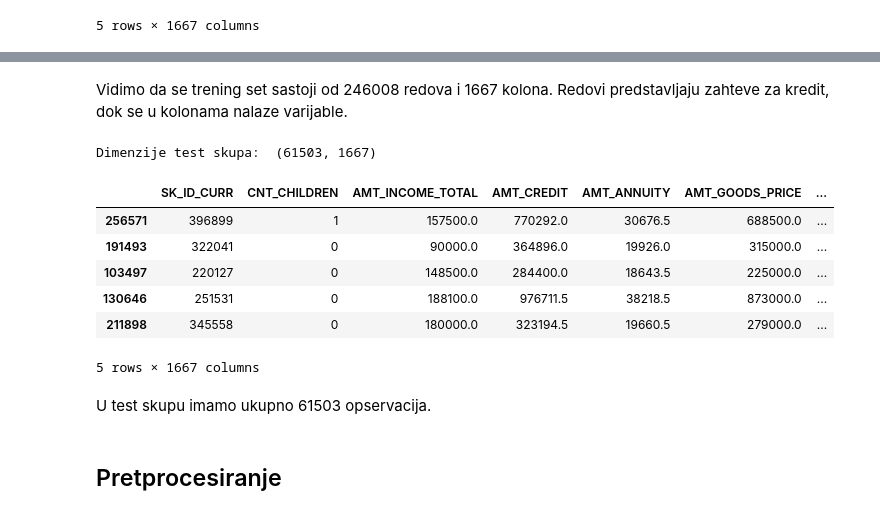
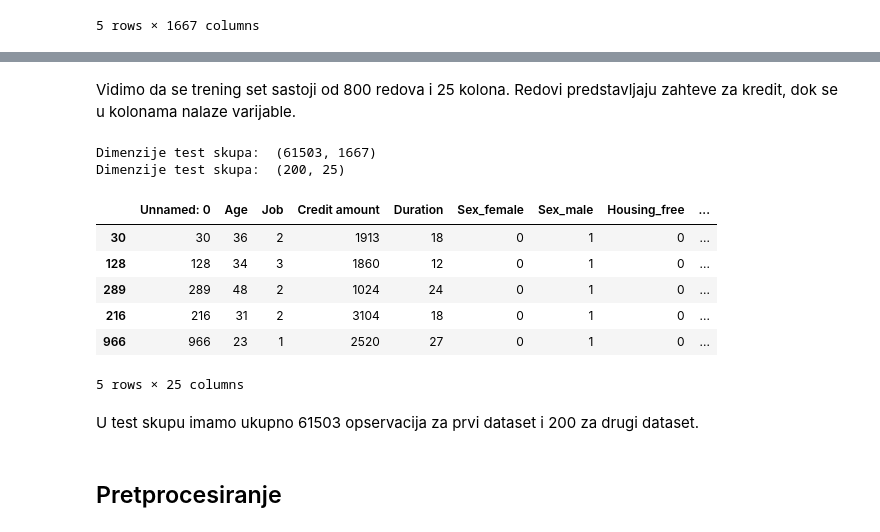
Before and after one commit to milicasaric/Master-rad, a Jupyter notebook: Preprocessing.ipynb, the cells around one changed output, grey strips where cells are left out. Cells and saved outputs as stored; diff of their text form; code cells hidden in the pictures.

```diff
--- a/Preprocessing.ipynb
+++ b/Preprocessing.ipynb
@@ -18,14 +18,14 @@ from sklearn import preprocessing
 from sklearn import model_selection
 # %%
 #Ucitavanje fajla sa podacima za trening
-data = pd.read_csv('C:\\Users\\Vlada\\Desktop\\Milica master\\all_variables.csv')
-X = data.drop('TARGET', axis = 1)
-y = data['TARGET']
+data_1 = pd.read_csv('D:\\Vlada\\Milica master\\all_variables.csv')
+X_1 = data_1.drop('TARGET', axis = 1)
+y_1 = data_1['TARGET']
 # one-hot enkodiranje kategorickih varijabli
-X = pd.get_dummies(X)
-X_train, X_test, y_train, y_test = train_test_split(X, y, test_size = 0.2, random_state = 42, stratify = y)
-print('Dimenzije trening skupa: ', X_train.shape)
-X_train.head()
+X_1 = pd.get_dummies(X_1)
+X_train_1, X_test_1, y_train_1, y_test_1 = train_test_split(X_1, y_1, test_size = 0.2, random_state = 42, stratify = y_1)
+print('Dimenzije trening skupa: ', X_train_1.shape)
+X_train_1.head()
 # %% [output]
 Dimenzije trening skupa:  (246008, 1667)
 |  | SK_ID_CURR | CNT_CHILDREN | AMT_INCOME_TOTAL | AMT_CREDIT | AMT_ANNUITY | AMT_GOODS_PRICE | ... |
@@ -35,3 +35,5 @@ Dimenzije trening skupa:  (246008, 1667)
 | 306311 | 454894 | 0 | 135000.0 | 474183.0 | 34636.5 | 391500.0 | ... |
 | 300658 | 448321 | 0 | 180000.0 | 254700.0 | 27558.0 | 225000.0 | ... |
 5 rows × 1667 columns
+# %%
+data_2 = pd.read_csv('D:\\Vlada\\Milica master\\german_credit_data.csv')
@@ -37,0 +47,5 @@ Dimenzije trening skupa:  (246008, 1667)
+# %%
+di = {"good": 0, "bad": 1}
+data_2.replace({"Risk": di}, inplace=True)
+
+data_2.rename(columns ={"Risk": "TARGET"}, inplace = True)
@@ -37,0 +59,8 @@ Dimenzije trening skupa:  (246008, 1667)
+# %%
+X_2 = data_2.drop('TARGET', axis = 1)
+y_2 = data_2['TARGET']
+# one-hot enkodiranje kategorickih varijabli
+X_2 = pd.get_dummies(X_2)
+X_train_2, X_test_2, y_train_2, y_test_2 = train_test_split(X_2, y_2, test_size = 0.2, random_state = 42, stratify = y_2)
+print('Dimenzije trening skupa: ', X_train_2.shape)
+X_train_2.head()
@@ -38,19 +78,22 @@ Dimenzije trening skupa:  (246008, 1667)
 # %% [markdown]
-Vidimo da se trening set sastoji od 246008 redova i 1667 kolona. Redovi predstavljaju zahteve za kredit, dok se u kolonama nalaze varijable.
+Vidimo da se trening set sastoji od 800 redova i 25 kolona. Redovi predstavljaju zahteve za kredit, dok se u kolonama nalaze varijable.
 # %%
-print('Dimenzije test skupa: ', X_test.shape)
-X_test.head()
+print('Dimenzije test skupa: ', X_test_1.shape)
+X_test_1.head()
+print('Dimenzije test skupa: ', X_test_2.shape)
+X_test_2.head()
 # %% [output]
 Dimenzije test skupa:  (61503, 1667)
+Dimenzije test skupa:  (200, 25)
-|  | SK_ID_CURR | CNT_CHILDREN | AMT_INCOME_TOTAL | AMT_CREDIT | AMT_ANNUITY | AMT_GOODS_PRICE | ... |
-| 256571 | 396899 | 1 | 157500.0 | 770292.0 | 30676.5 | 688500.0 | ... |
-| 191493 | 322041 | 0 | 90000.0 | 364896.0 | 19926.0 | 315000.0 | ... |
-| 103497 | 220127 | 0 | 148500.0 | 284400.0 | 18643.5 | 225000.0 | ... |
-| 130646 | 251531 | 0 | 188100.0 | 976711.5 | 38218.5 | 873000.0 | ... |
-| 211898 | 345558 | 0 | 180000.0 | 323194.5 | 19660.5 | 279000.0 | ... |
+|  | Unnamed: 0 | Age | Job | Credit amount | Duration | Sex_female | Sex_male | Housing_free | ... |
+| 30 | 30 | 36 | 2 | 1913 | 18 | 0 | 1 | 0 | ... |
+| 128 | 128 | 34 | 3 | 1860 | 12 | 0 | 1 | 0 | ... |
+| 289 | 289 | 48 | 2 | 1024 | 24 | 0 | 1 | 0 | ... |
+| 216 | 216 | 31 | 2 | 3104 | 18 | 0 | 1 | 0 | ... |
+| 966 | 966 | 23 | 1 | 2520 | 27 | 0 | 1 | 0 | ... |
-5 rows × 1667 columns
+5 rows × 25 columns
 # %% [markdown]
-U test skupu imamo ukupno 61503 opservacija.
+U test skupu imamo ukupno 61503 opservacija za prvi dataset i 200 za drugi dataset.
 # %% [markdown]
 ## Pretprocesiranje
 # %% [markdown]
```
Also changed, not shown: parts of 70 cells of this notebook.
